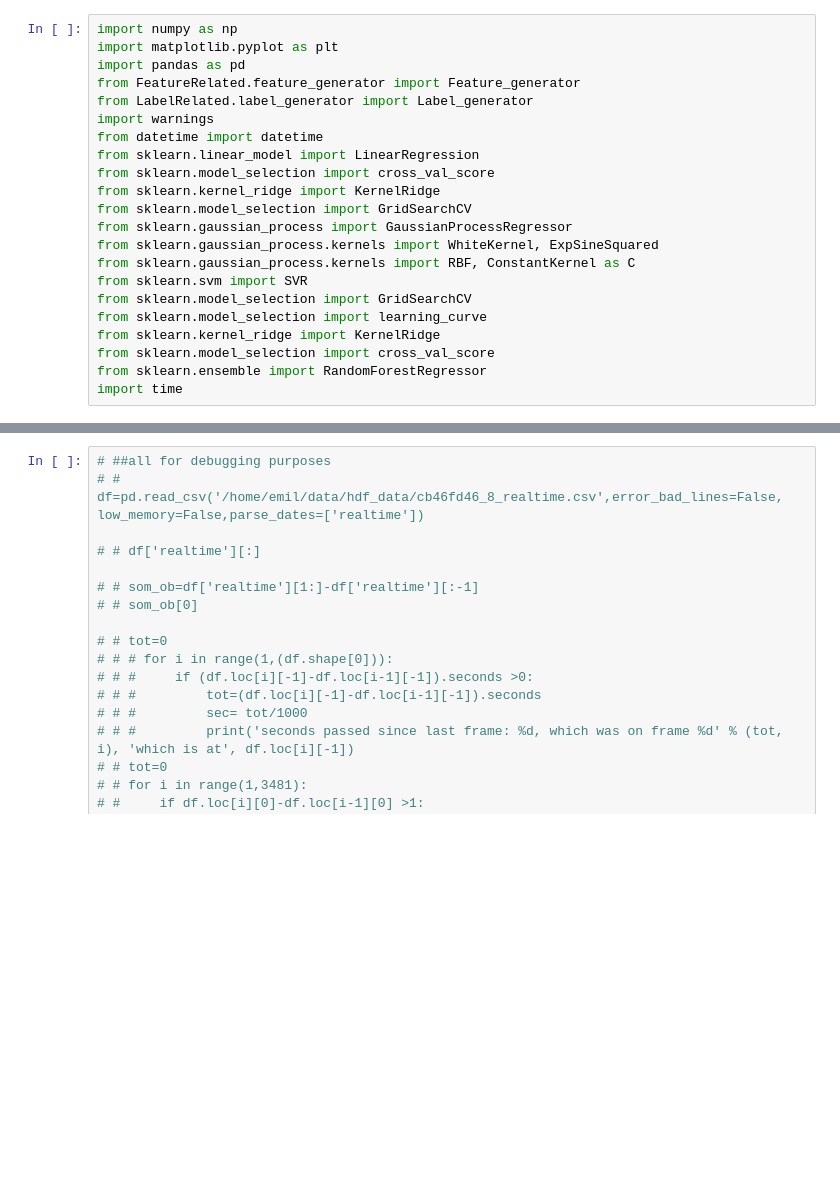
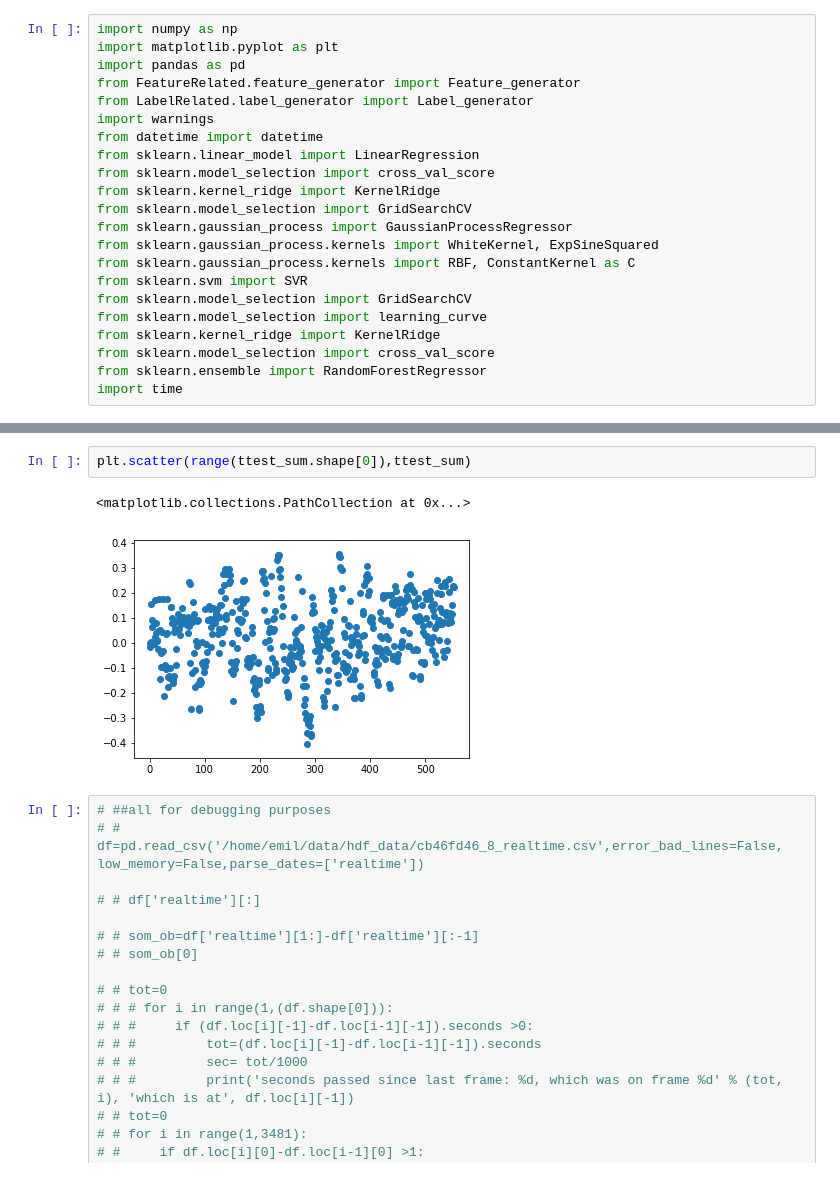
Before and after one commit to emilaz/EmoCog, a Jupyter notebook: EmoCog_Pipeline.ipynb, the cells around one changed output, grey strips where cells are left out. Cells and saved outputs as stored; diff of their text form; blank space fills up the shorter version.

```diff
--- a/EmoCog_Pipeline.ipynb
+++ b/EmoCog_Pipeline.ipynb
@@ -53,3 +89,8 @@ y=lablegen.generate_labels(start=0,end=40000,mask=featuregen.mask_bin, sliding_w
+# %%
+plt.scatter(range(ttest_sum.shape[0]),ttest_sum)
+# %% [output]
+<matplotlib.collections.PathCollection at 0x...>
+[figure, added]
 # %%
 # ##all for debugging purposes
 # # df=pd.read_csv('/home/emil/data/hdf_data/cb46fd46_8_realtime.csv',error_bad_lines=False, low_memory=False,parse_dates=['realtime'])
```
Also changed, not shown: parts of 28 cells of this notebook, 2 other files.
